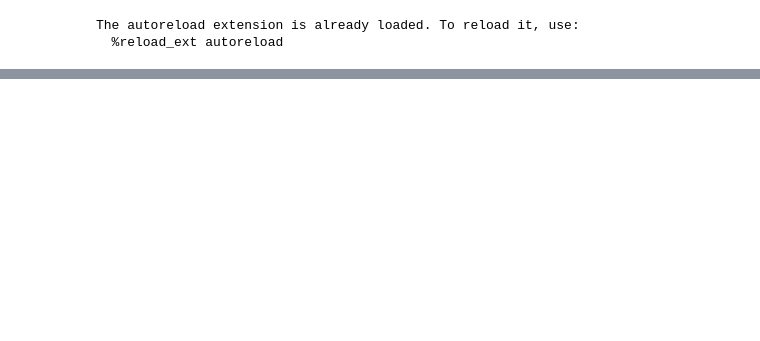
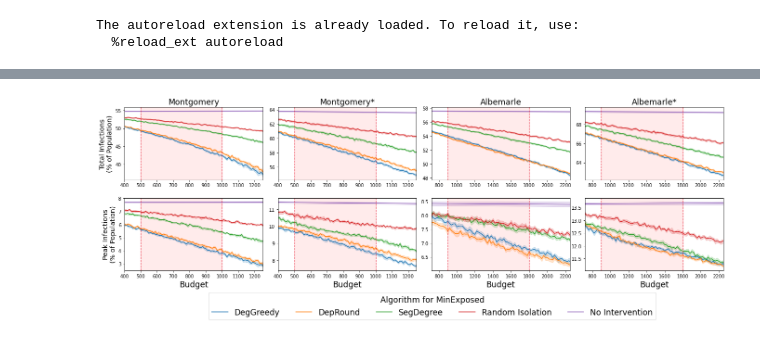
Before and after one commit to gzli929/ContactTracing, a Jupyter notebook: notebooks/experiments.ipynb, the cells around one changed output, grey strips where cells are left out. Saved outputs shown, nothing was run; the diff lists cells and outputs as text; code cells hidden in the pictures; blank space fills up the shorter version.

Commit message:
experiments notebook and budget script

```diff
--- a/notebooks/experiments.ipynb
+++ b/notebooks/experiments.ipynb
@@ -25,0 +70,100 @@ The autoreload extension is already loaded. To reload it, use:
+# %%
+fig, ax = plt.subplots(2,4,figsize=(10,6))
+
+import seaborn as sns
+
+ax0 = sns.lineplot(data=df_mont, x="budget", y="infected", hue="Alg for MinExposed", ax= ax[0, 0])
+ax0.get_legend().remove()
+ax[0, 0].set_xlabel("")
+ax[0, 0].set_ylabel("Total Infections\n(% of Population)", fontsize='x-large')
+ax[0, 0].axvline(x=500, linewidth=1.2, color=(0.9,0,0.1, 0.7),linestyle='--')
+ax[0, 0].axvline(x=1000, linewidth=1.2, color=(0.9,0,0.1, 0.7),linestyle='--')
+ax[0, 0].axvspan(500, 1000, alpha=0.08, color='red')
+ax[0, 0].set_xlim(400,1250)
+
+ax1 = sns.lineplot(data=df_cville, x="budget", y="infected", hue="Alg for MinExposed", ax= ax[0, 2])
+ax1.get_legend().remove()
+ax[0, 2].set_xlabel("")
+ax[0, 2].set_ylabel("")
+ax[0, 2].axvline(x=900, linewidth=1.2, color=(0.9,0,0.1, 0.7),linestyle='--')
+ax[0, 2].axvline(x=1800, linewidth=1.2, color=(0.9,0,0.1, 0.7),linestyle='--')
+ax[0, 2].axvspan(900, 1800, alpha=0.08, color='red')
+ax[0, 2].set_xlim(720, 2250)
+
+ax2 = sns.lineplot(data=df_mont_edges, x="budget", y="infected", hue="Alg for MinExposed", ax= ax[0, 1])
+ax2.get_legend().remove()
+ax[0, 1].set_xlabel("")
+ax[0, 1].set_ylabel("")
+ax[0, 1].axvline(x=500, linewidth=1.2, color=(0.9,0,0.1, 0.7),linestyle='--')
+ax[0, 1].axvline(x=1000, linewidth=1.2, color=(0.9,0,0.1, 0.7),linestyle='--')
+ax[0, 1].axvspan(500, 1000, alpha=0.08, color='red')
+ax[0, 1].set_xlim(400,1250)
+
+ax3 = sns.lineplot(data=df_cville_edges, x="budget", y="infected", hue="Alg for MinExposed", ax=ax[0, 3])
+ax3.get_legend().remove()
+ax[0, 3].set_xlabel("")
+ax[0, 3].set_ylabel("")
+ax[0, 3].axvline(x=900, linewidth=1.2, color=(0.9,0,0.1, 0.7),linestyle='--')
+ax[0, 3].axvline(x=1800, linewidth=1.2, color=(0.9,0,0.1, 0.7),linestyle='--')
+ax[0, 3].axvspan(900, 1800, alpha=0.08, color='red')
+ax[0, 3].set_xlim(720, 2250)
+
+ax4 = sns.lineplot(data=df_mont, x="budget", y="peak", hue="Alg for MinExposed", ax= ax[1, 0])
+ax4.get_legend().remove()
+ax[1, 0].set_xlabel("Budget", fontsize='xx-large')
+ax[1, 0].set_ylabel("Peak Infections\n(% of Population)", fontsize='x-large')
+ax[1, 0].axvline(x=500, linewidth=1.2, color=(0.9,0,0.1, 0.7),linestyle='--')
+ax[1, 0].axvline(x=1000, linewidth=1.2, color=(0.9,0,0.1, 0.7),linestyle='--')
+ax[1, 0].axvspan(500, 1000, alpha=0.08, color='red')
+ax[1, 0].set_xlim(400,1250)
+
+ax5 = sns.lineplot(data=df_cville, x="budget", y="peak", hue="Alg for MinExposed", ax= ax[1, 2])
+ax5.get_legend().remove()
+ax[1, 2].set_xlabel("Budget", fontsize='xx-large')
+ax[1, 2].set_ylabel("")
+ax[1, 2].axvline(x=900, linewidth=1.2, color=(0.9,0,0.1, 0.7),linestyle='--')
+ax[1, 2].axvline(x=1800, linewidth=1.2, color=(0.9,0,0.1, 0.7),linestyle='--')
+ax[1, 2].axvspan(900, 1800, alpha=0.08, color='red')
+ax[1, 2].set_xlim(720, 2250)
+
+ax6 = sns.lineplot(data=df_mont_edges, x="budget", y="peak", hue="Alg for MinExposed", ax= ax[1, 1])
+ax6.get_legend().remove()
+ax[1, 1].set_xlabel("Budget", fontsize='xx-large')
+ax[1, 1].set_ylabel("")
+ax[1, 1].axvline(x=500, linewidth=1.2, color=(0.9,0,0.1, 0.7),linestyle='--')
+ax[1, 1].axvline(x=1000, linewidth=1.2, color=(0.9,0,0.1, 0.7),linestyle='--')
+#ax[1, 1].text(750, 7.7, 'Status-quo estimate', fontsize=10,verticalalignment='center', horizontalalignment='center')
+#ax[1, 1].text(830, 7.7, 'estimate', fontsize=10,verticalalignment='center', horizontalalignment='center')
+ax[1, 1].axvspan(500, 1000, alpha=0.08, color='red')
+ax[1, 1].set_xlim(400,1250)
+#ax[1, 0].set_ylim(50,65)
+
+ax7 = sns.lineplot(data=df_cville_edges, x="budget", y="peak", hue="Alg for MinExposed", ax=ax[1, 3])
+ax7.get_legend().remove()
+ax[1, 3].set_xlabel("Budget", fontsize = "xx-large")
+ax[1, 3].set_ylabel("")
+ax[1, 3].axvline(x=900, linewidth=1.2, color=(0.9,0,0.1, 0.7),linestyle='--')
+ax[1, 3].axvline(x=1800, linewidth=1.2, color=(0.9,0,0.1, 0.7),linestyle='--')
+ax[1, 3].axvspan(900, 1800, alpha=0.08, color='red')
+ax[1, 3].set_xlim(720, 2250)
+
+pad = 5
+
+ax0.set_title("Montgomery", fontsize='xx-large')
+ax1.set_title("Albemarle", fontsize='xx-large')
+ax2.set_title("Montgomery*", fontsize='xx-large')
+ax3.set_title("Albemarle*", fontsize='xx-large')
+
+fig.tight_layout()
+
+legend = fig.legend(['DegGreedy','DepRound','SegDegree','Random Isolation', 'No Intervention'],title='Algorithm for MinExposed',loc = "lower center", ncol = 5,
+           bbox_to_anchor = (0.55, -0.15), fontsize = "xx-large")
+plt.setp(legend.get_title(), fontsize='xx-large')
+
+plt.subplots_adjust(wspace = 0.11, hspace = 0.25)
+
+fig.set_figwidth(20)
+
+fig.savefig("../output/plots/combined_budget_sensitivity_seg.png", dpi=500, bbox_inches = 'tight')
+# %% [output]
+[figure, added]
```
Also changed, not shown: parts of 19 cells of this notebook, 10 other files.
